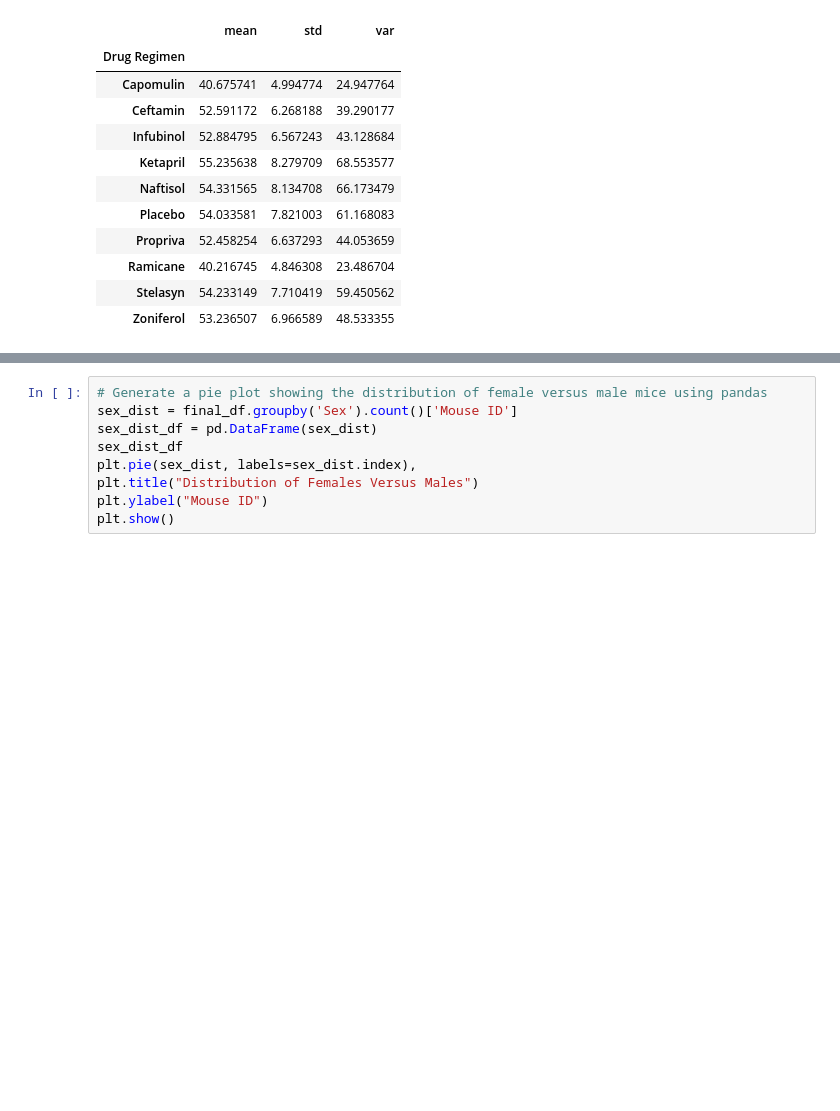
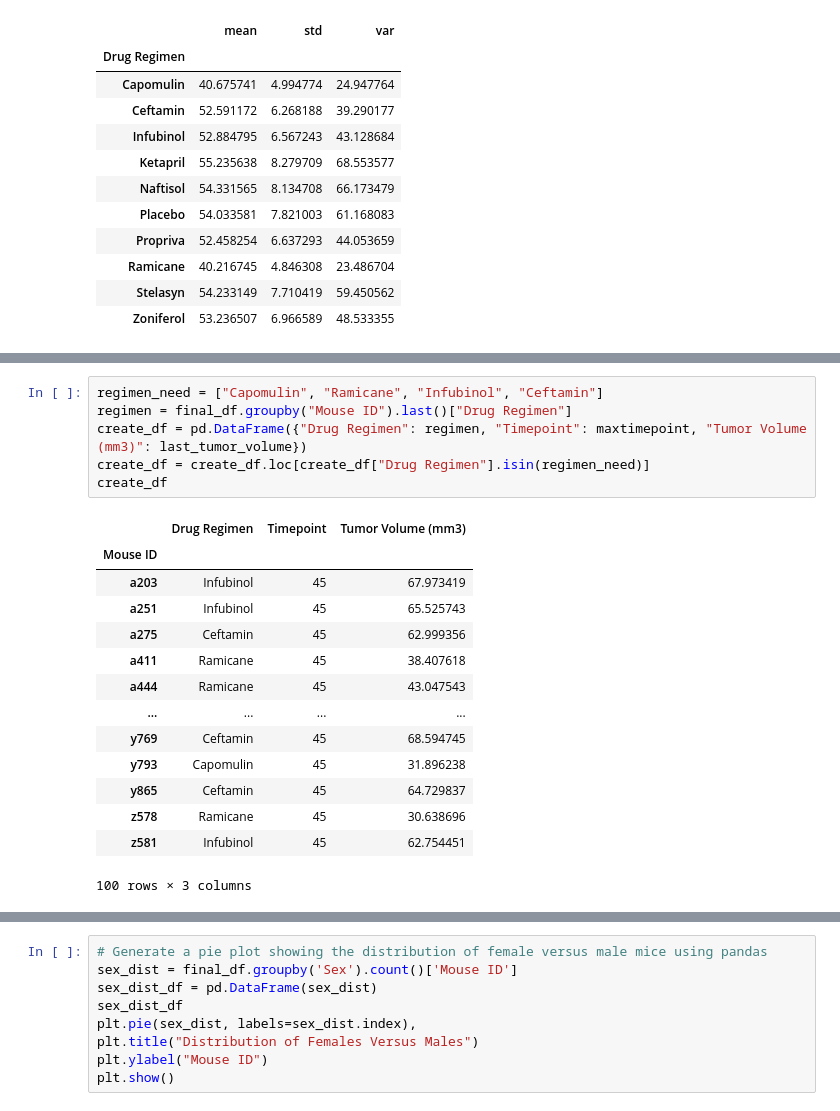
Before and after one commit to Farhana20/UCI_Homework_Farhana, a Jupyter notebook: Matplotlib_05/Pymaceuticals/MatplotlibHW.ipynb, the cells around one changed output, grey strips where cells are left out. Drawn from its saved outputs; the diff is of its cells as text; blank space fills up the shorter version.

```diff
--- a/Matplotlib_05/Pymaceuticals/MatplotlibHW.ipynb
+++ b/Matplotlib_05/Pymaceuticals/MatplotlibHW.ipynb
@@ -291,0 +389,21 @@ regimen_mean
+# %%
+regimen_need = ["Capomulin", "Ramicane", "Infubinol", "Ceftamin"]
+regimen = final_df.groupby("Mouse ID").last()["Drug Regimen"]
+create_df = pd.DataFrame({"Drug Regimen": regimen, "Timepoint": maxtimepoint, "Tumor Volume (mm3)": last_tumor_volume})
+create_df = create_df.loc[create_df["Drug Regimen"].isin(regimen_need)]
+create_df
+# %% [output]
+|  | Drug Regimen | Timepoint | Tumor Volume (mm3) |
+| Mouse ID |  |  |  |
+| a203 | Infubinol | 45 | 67.973419 |
+| a251 | Infubinol | 45 | 65.525743 |
+| a275 | Ceftamin | 45 | 62.999356 |
+| a411 | Ramicane | 45 | 38.407618 |
+| a444 | Ramicane | 45 | 43.047543 |
+| ... | ... | ... | ... |
+| y769 | Ceftamin | 45 | 68.594745 |
+| y793 | Capomulin | 45 | 31.896238 |
+| y865 | Ceftamin | 45 | 64.729837 |
+| z578 | Ramicane | 45 | 30.638696 |
+| z581 | Infubinol | 45 | 62.754451 |
+100 rows × 3 columns
```
Also changed, not shown: parts of 9 cells of this notebook.
